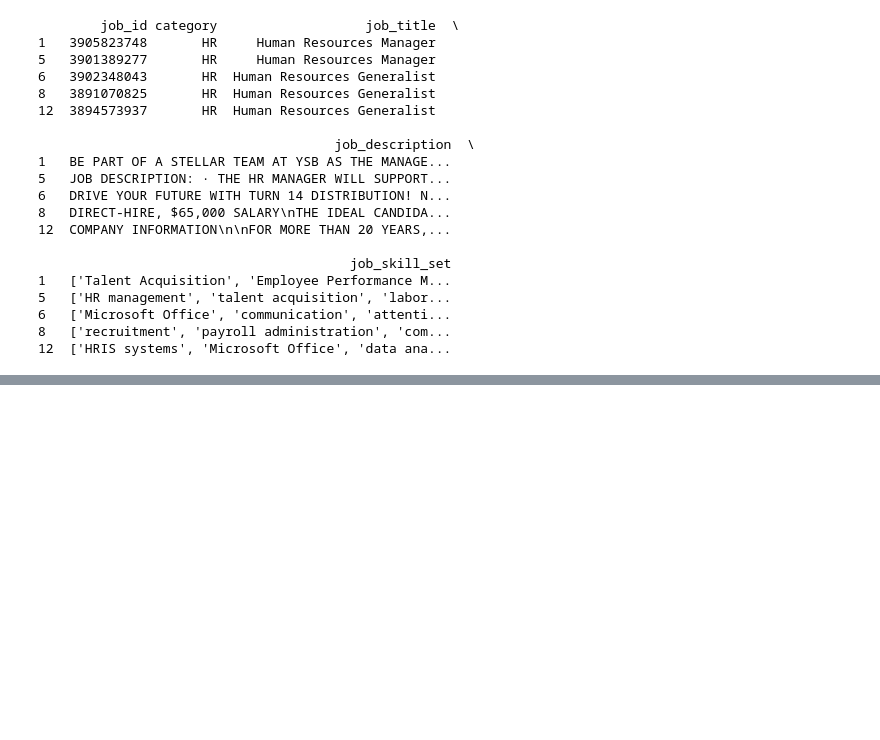
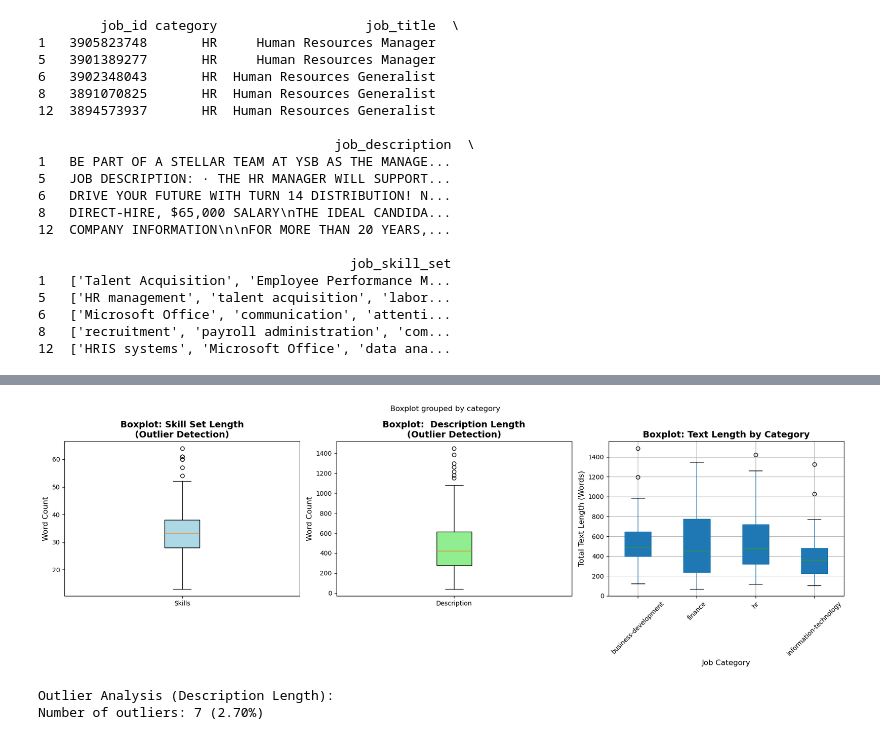
Before and after one commit to justwannar0ck/Job_Recomendation_ML, a Jupyter notebook: Job_Recommendation_System.ipynb, the cells around one changed output, grey strips where cells are left out. Saved outputs shown, nothing was run; the diff lists cells and outputs as text; code cells hidden in the pictures; blank space fills up the shorter version.

```diff
--- a/Job_Recommendation_System.ipynb
+++ b/Job_Recommendation_System.ipynb
@@ -93,0 +180,36 @@ print(df_final.head())
+# %%
+fig, axes = plt.subplots(1, 3, figsize=(18, 6))
+
+bp1 = axes[0].boxplot(df_filtered['skill_length'], patch_artist=True)
+bp1['boxes'][0].set_facecolor('lightblue')
+axes[0].set_ylabel('Word Count', fontsize=12)
+axes[0].set_title('Boxplot: Skill Set Length\n(Outlier Detection)', fontsize=14, fontweight='bold')
+axes[0].set_xticklabels(['Skills'])
+
+bp2 = axes[1]. boxplot(df_filtered['desc_length'], patch_artist=True)
+bp2['boxes'][0].set_facecolor('lightgreen')
+axes[1].set_ylabel('Word Count', fontsize=12)
+axes[1].set_title('Boxplot:  Description Length\n(Outlier Detection)', fontsize=14, fontweight='bold')
+axes[1].set_xticklabels(['Description'])
+
+top_categories = df_filtered['category'].value_counts().head(8).index
+df_top_cat = df_filtered[df_filtered['category'].isin(top_categories)]
+
+bp3 = df_top_cat.boxplot(column='total_text_length', by='category', ax=axes[2], patch_artist=True, rot=45)
+axes[2].set_xlabel('Job Category', fontsize=12)
+axes[2].set_ylabel('Total Text Length (Words)', fontsize=12)
+axes[2].set_title('Boxplot: Text Length by Category', fontsize=14, fontweight='bold')
+
+plt.tight_layout()
+plt.show()
+
+Q1 = df_filtered['desc_length'].quantile(0.25)
+Q3 = df_filtered['desc_length'].quantile(0.75)
+IQR = Q3 - Q1
+outliers = df_filtered[(df_filtered['desc_length'] < Q1 - 1.5*IQR) | (df_filtered['desc_length'] > Q3 + 1.5*IQR)]
+print(f"\nOutlier Analysis (Description Length):")
+print(f"Number of outliers: {len(outliers)} ({len(outliers)/len(df_filtered)*100:.2f}%)")
+# %% [output]
+[figure, added]
+Outlier Analysis (Description Length):
+Number of outliers: 7 (2.70%)
```
Also changed, not shown: parts of 12 cells of this notebook, 1 other file.
